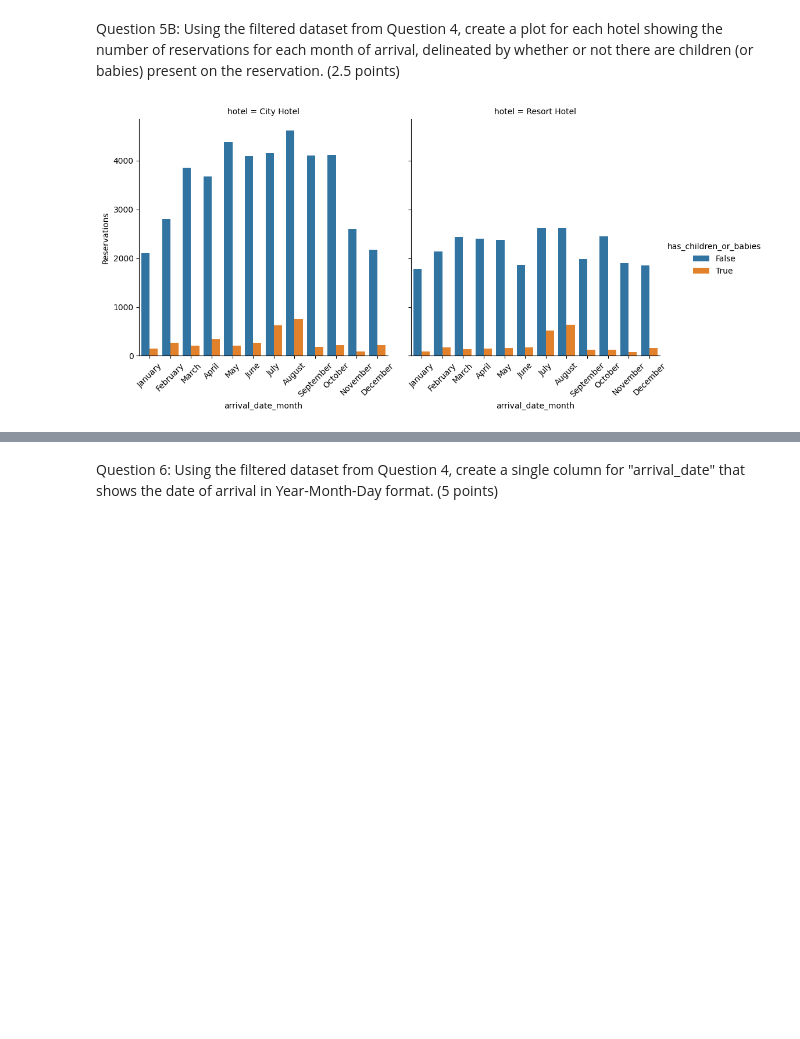
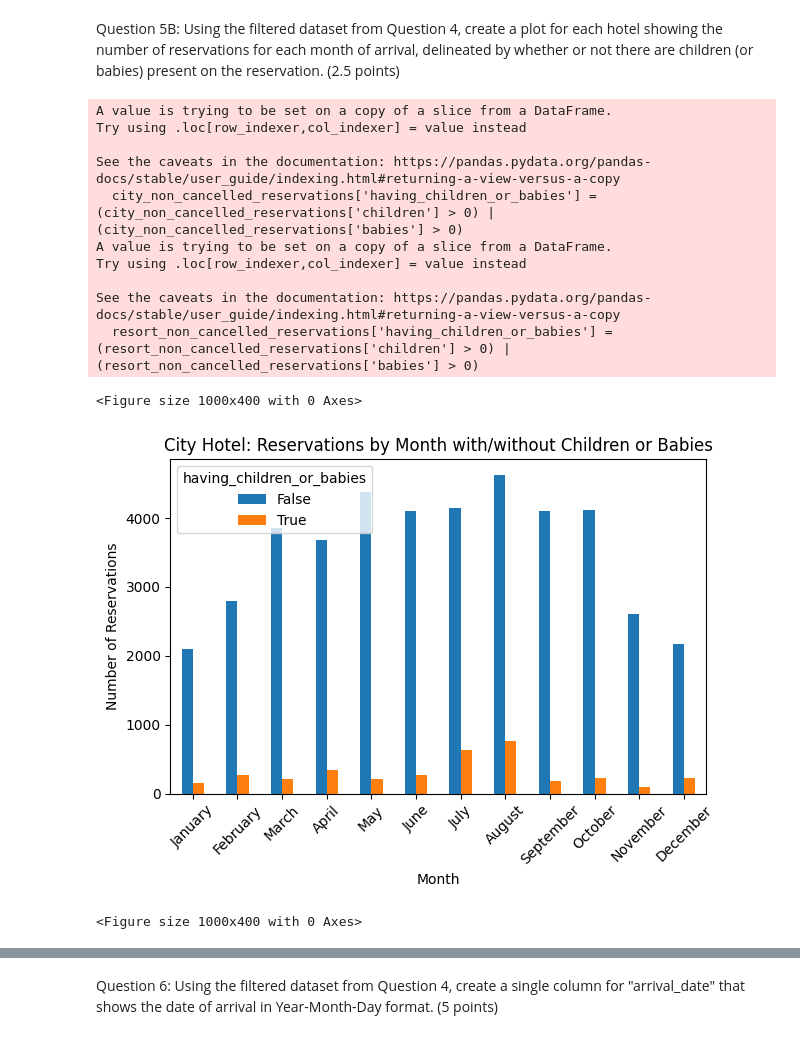
Before and after one commit to khatgarhaastha/MSAI339_HW1, a Jupyter notebook: Aastha_Khatgarh_MSAI339_HW1.ipynb, the cells around one changed output, grey strips where cells are left out. Saved outputs shown, nothing was run; the diff lists cells and outputs as text; code cells hidden in the pictures; blank space fills up the shorter version.

```diff
--- a/Aastha_Khatgarh_MSAI339_HW1.ipynb
+++ b/Aastha_Khatgarh_MSAI339_HW1.ipynb
@@ -237,26 +219,56 @@ Conclusion:
 # %% [markdown]
 Question 5B: Using the filtered dataset from Question 4, create a plot for each hotel showing the number of reservations for each month of arrival, delineated by whether or not there are children (or babies) present on the reservation. (2.5 points)
-# %%
-# Find the number of reservations with children or babies for each month
-
-# to avoid the modifications in original df
-df_not_canceled = df[df['is_canceled'] == 0].copy()
-
-# 1. Create a new column in df_not_cancled for reservations with children or babies
-df_not_canceled['has_children_or_babies'] = (df_not_canceled['children'] > 0) | (df_not_canceled['babies'] > 0)
-
-# 2. Group the data
-grouped_data = df_not_canceled.groupby(['hotel', 'arrival_date_month', 'has_children_or_babies']).size().reset_index(name = 'Reservations')
-#print(grouped_data.head())
-
-# Sort the months in order from Jan to Dec
-#month_order = ['January', 'February', 'March', 'April', 'May', 'June', 'July', 'August', 'September', 'October', 'November', 'December']
-grouped_data['arrival_date_month'] = pd.Categorical(grouped_data['arrival_date_month'], categories = month_order, ordered=True)
-
-
-# 3. Plot the data
-g = sns.catplot(x='arrival_date_month', y='Reservations', hue='has_children_or_babies', col='hotel', data=grouped_data, kind='bar')
-g.set_xticklabels(rotation=45)
-plt.show()
-# %% [output]
-[figure, removed]
+# %%
+# Seperating the non_cancelled_reservations for city hotel and resort hotel
+city_non_cancelled_reservations = non_canceled_reservations[non_canceled_reservations['hotel'] == 'City Hotel']
+resort_non_cancelled_reservations = non_canceled_reservations[non_canceled_reservations['hotel'] == 'Resort Hotel']
+
+# Add column to indicate if a reservation has children or babies
+city_non_cancelled_reservations['having_children_or_babies'] = (city_non_cancelled_reservations['children'] > 0) | (city_non_cancelled_reservations['babies'] > 0)
+resort_non_cancelled_reservations['having_children_or_babies'] = (resort_non_cancelled_reservations['children'] > 0) | (resort_non_cancelled_reservations['babies'] > 0)
+
+# Group by month and whether or not there are children or babies and pivot the having_children_or_babies to columns
+city_grouped = city_non_cancelled_reservations.groupby(['arrival_date_month', 'having_children_or_babies']).size().unstack()
+resort_grouped = resort_non_cancelled_reservations.groupby(['arrival_date_month', 'having_children_or_babies']).size().unstack()
+
+ordered_months = ['January', 'February', 'March', 'April', 'May', 'June', 'July', 'August', 'September', 'October', 'November', 'December']
+city_grouped = city_grouped.reindex(ordered_months)
+resort_grouped = resort_grouped.reindex(ordered_months)
+
+# Plot for City Hotel
+plt.figure(figsize=(10,4))
+city_grouped.plot(kind='bar')
+plt.title("City Hotel: Reservations by Month with/without Children or Babies")
+plt.ylabel("Number of Reservations")
+plt.xlabel("Month")
+plt.xticks(rotation=45)
+plt.tight_layout()
+plt.show()
+
+# Plot for Resort Hotel
+plt.figure(figsize=(10,4))
+resort_grouped.plot(kind='bar')
+plt.title("Resort Hotel: Reservations by Month with/without Children or Babies")
+plt.ylabel("Number of Reservations")
+plt.xlabel("Month")
+plt.xticks(rotation=45)
+plt.tight_layout()
+plt.show()
+
+
+# with respect to the warning below, the original non_cancelled_reservations dataframe is NOT being modified
+# modified dataframes : city_non_cancelled_reservations and resort_non_cancelled_reservations
+# %% [output]
+A value is trying to be set on a copy of a slice from a DataFrame.
+Try using .loc[row_indexer,col_indexer] = value instead
+
+See the caveats in the documentation: https://pandas.pydata.org/pandas-docs/stable/user_guide/indexing.html#returning-a-view-versus-a-copy
+  city_non_cancelled_reservations['having_children_or_babies'] = (city_non_cancelled_reservations['children'] > 0) | (city_non_cancelled_reservations['babies'] > 0)
+A value is trying to be set on a copy of a slice from a DataFrame.
+Try using .loc[row_indexer,col_indexer] = value instead
+
+See the caveats in the documentation: https://pandas.pydata.org/pandas-docs/stable/user_guide/indexing.html#returning-a-view-versus-a-copy
+  resort_non_cancelled_reservations['having_children_or_babies'] = (resort_non_cancelled_reservations['children'] > 0) | (resort_non_cancelled_reservations['babies'] > 0)
+<Figure size 1000x400 with 0 Axes>
+[figure, added]
+<Figure size 1000x400 with 0 Axes>
```
Also changed, not shown: parts of 23 cells of this notebook.
